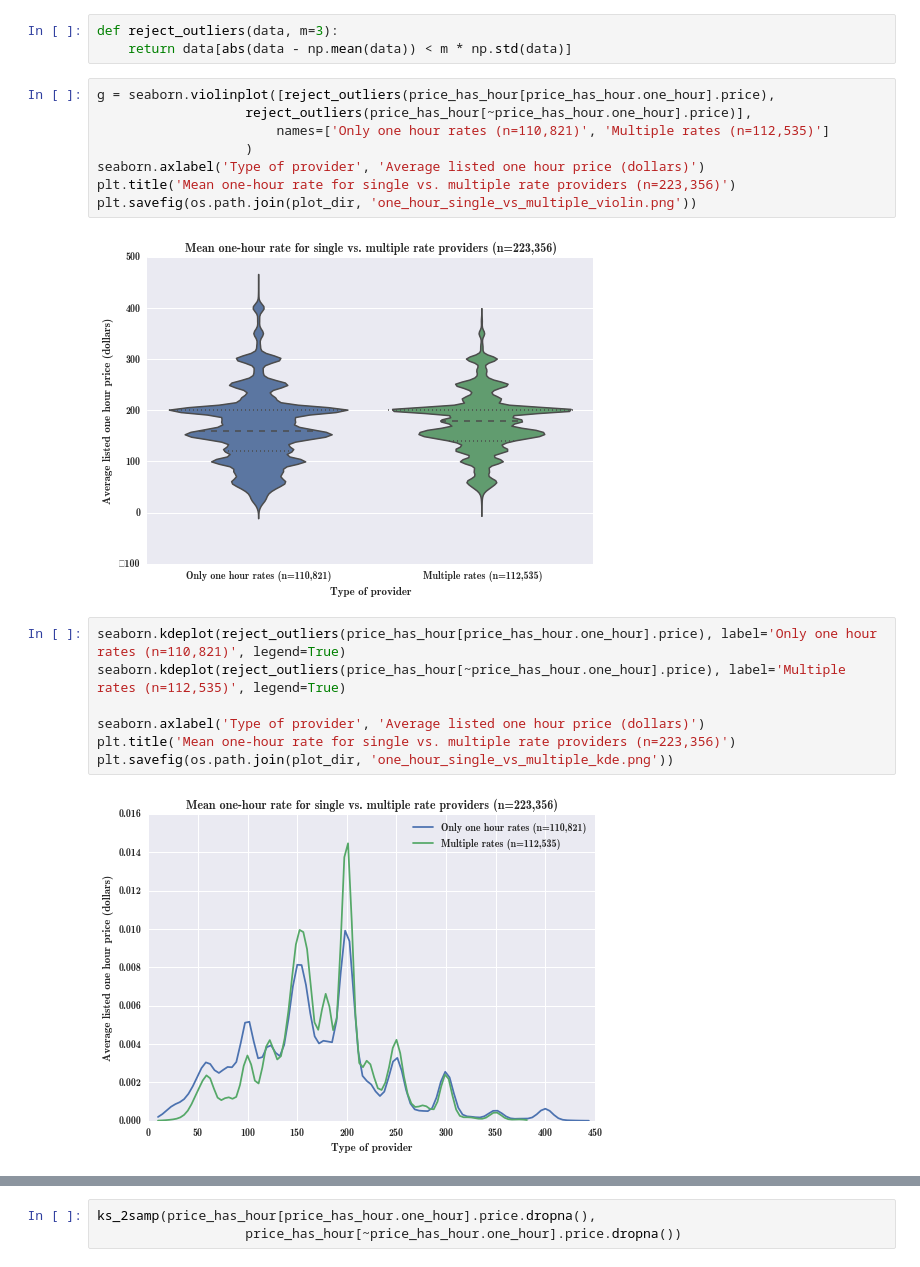
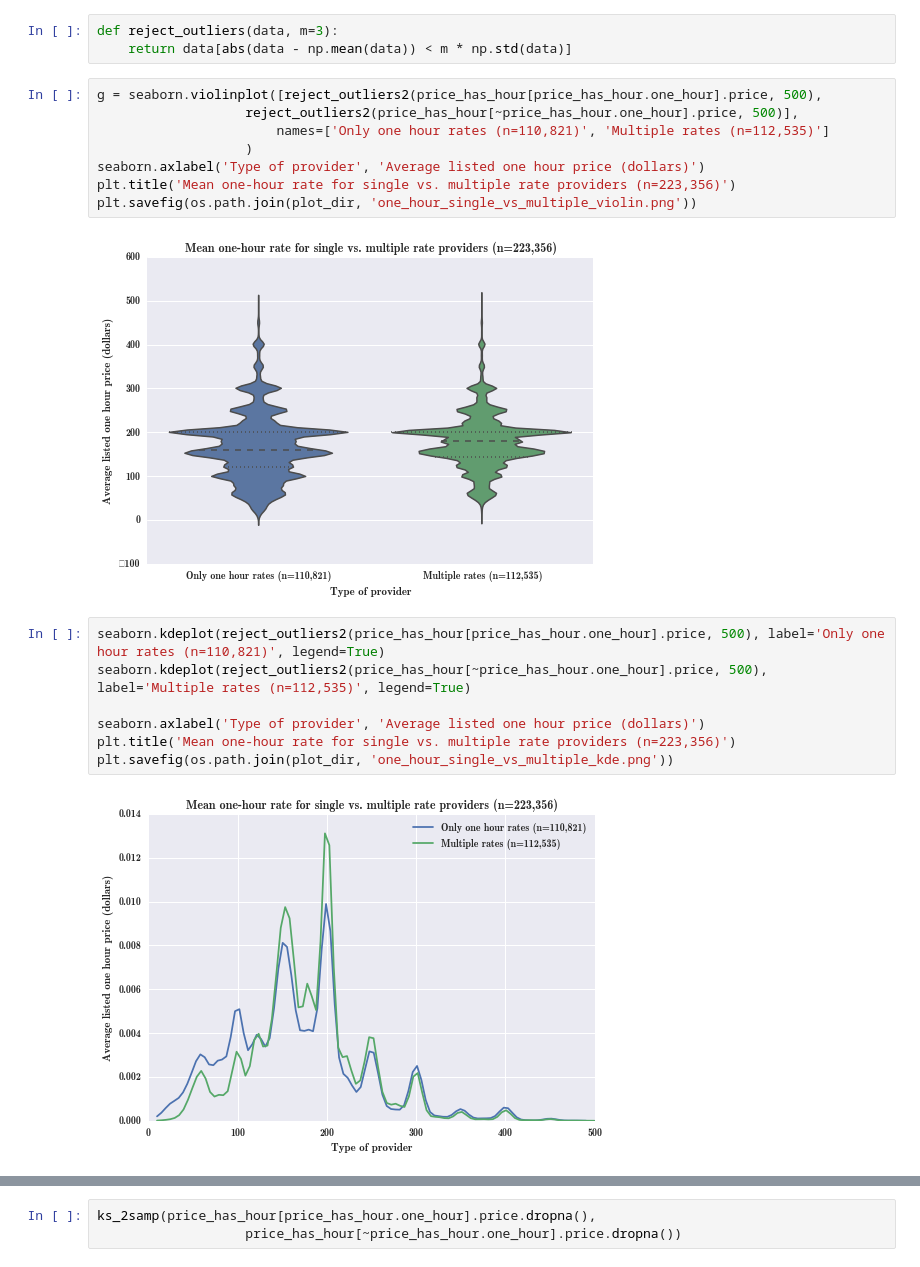
Before and after one commit to giantoak/memex-diagnostics, a Jupyter notebook: notebooks/Price per hour diagnostics.ipynb, the cells around one changed output, grey strips where cells are left out. Drawn from its saved outputs; the diff is of its cells as text.

```diff
--- a/notebooks/Price per hour diagnostics.ipynb
+++ b/notebooks/Price per hour diagnostics.ipynb
@@ -104,22 +104,22 @@ price_has_hour.dropna(axis=0, subset=['price'], inplace=True)
 def reject_outliers(data, m=3):
     return data[abs(data - np.mean(data)) < m * np.std(data)]
 # %%
-g = seaborn.violinplot([reject_outliers(price_has_hour[price_has_hour.one_hour].price),
-                   reject_outliers(price_has_hour[~price_has_hour.one_hour].price)],
+g = seaborn.violinplot([reject_outliers2(price_has_hour[price_has_hour.one_hour].price, 500),
+                   reject_outliers2(price_has_hour[~price_has_hour.one_hour].price, 500)],
                        names=['Only one hour rates (n=110,821)', 'Multiple rates (n=112,535)']
                    )
 seaborn.axlabel('Type of provider', 'Average listed one hour price (dollars)')
 plt.title('Mean one-hour rate for single vs. multiple rate providers (n=223,356)')
 plt.savefig(os.path.join(plot_dir, 'one_hour_single_vs_multiple_violin.png'))
 # %% [output]
-[figure, old version]
+[figure, new version]
 # %%
-seaborn.kdeplot(reject_outliers(price_has_hour[price_has_hour.one_hour].price), label='Only one hour rates (n=110,821)', legend=True)
-seaborn.kdeplot(reject_outliers(price_has_hour[~price_has_hour.one_hour].price), label='Multiple rates (n=112,535)', legend=True)
+seaborn.kdeplot(reject_outliers2(price_has_hour[price_has_hour.one_hour].price, 500), label='Only one hour rates (n=110,821)', legend=True)
+seaborn.kdeplot(reject_outliers2(price_has_hour[~price_has_hour.one_hour].price, 500), label='Multiple rates (n=112,535)', legend=True)
 
 seaborn.axlabel('Type of provider', 'Average listed one hour price (dollars)')
 plt.title('Mean one-hour rate for single vs. multiple rate providers (n=223,356)')
 plt.savefig(os.path.join(plot_dir, 'one_hour_single_vs_multiple_kde.png'))
 # %% [output]
-[figure, old version]
+[figure, new version]
 # %%
```
Also changed, not shown: parts of 27 cells of this notebook, 7 other files.
